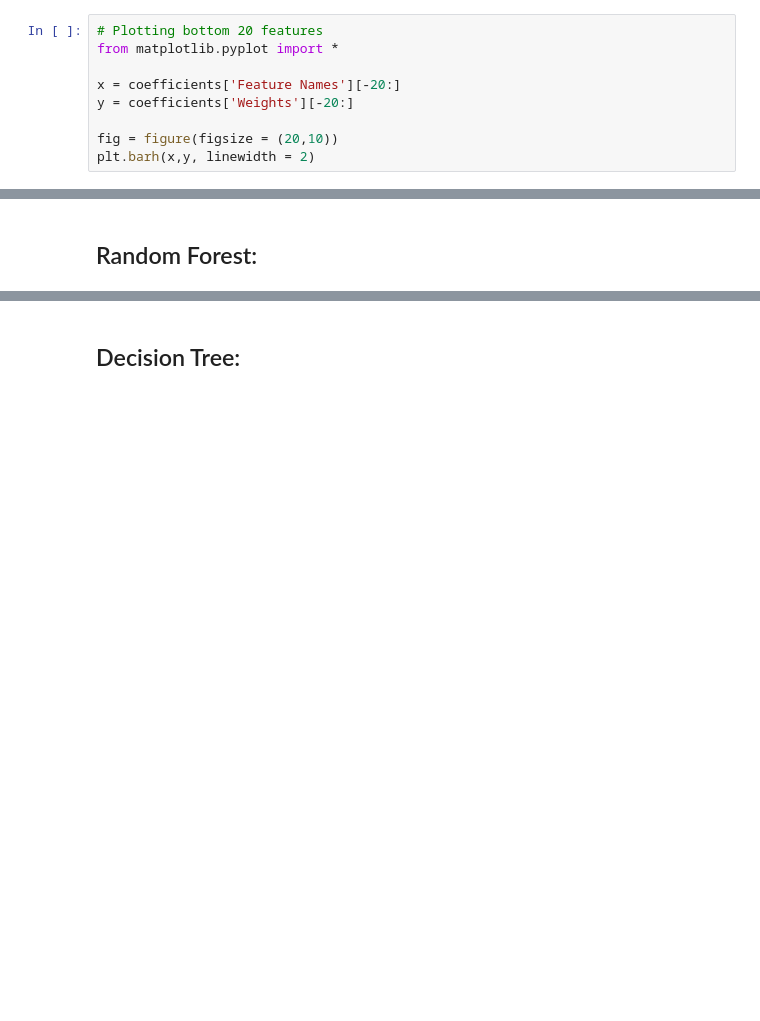
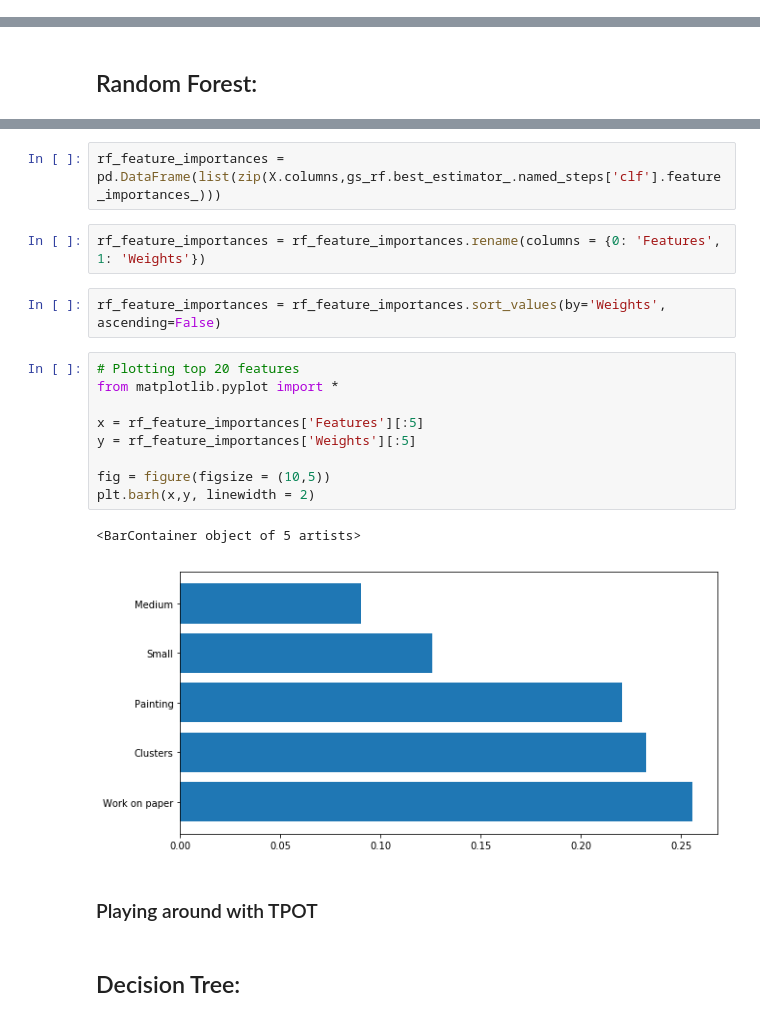
Before and after one commit to aulorbe/What-Makes-Art-Sell, a Jupyter notebook: classification.ipynb, the cells around one changed output, grey strips where cells are left out. Cells and saved outputs as stored; diff of their text form; blank space fills up the shorter version.

```diff
--- a/classification.ipynb
+++ b/classification.ipynb
@@ -439,9 +450,0 @@ plt.barh(x,y, linewidth = 2)
-# %%
-# Plotting bottom 20 features
-from matplotlib.pyplot import *
-
-x = coefficients['Feature Names'][-20:]
-y = coefficients['Weights'][-20:]
-
-fig = figure(figsize = (20,10))
-plt.barh(x,y, linewidth = 2)
@@ -525,3 +560,23 @@ Best params:
+# %%
+rf_feature_importances = pd.DataFrame(list(zip(X.columns,gs_rf.best_estimator_.named_steps['clf'].feature_importances_)))
+# %%
+rf_feature_importances = rf_feature_importances.rename(columns = {0: 'Features', 1: 'Weights'})
+# %%
+rf_feature_importances = rf_feature_importances.sort_values(by='Weights', ascending=False)
+# %%
+# Plotting top 20 features
+from matplotlib.pyplot import *
+
+x = rf_feature_importances['Features'][:5]
+y = rf_feature_importances['Weights'][:5]
+
+fig = figure(figsize = (10,5))
+plt.barh(x,y, linewidth = 2)
+# %% [output]
+<BarContainer object of 5 artists>
+[figure, added]
+# %% [markdown]
+### Playing around with TPOT
 # %% [markdown]
 ## Decision Tree:
 # %%
```
Also changed, not shown: parts of 28 cells of this notebook.
